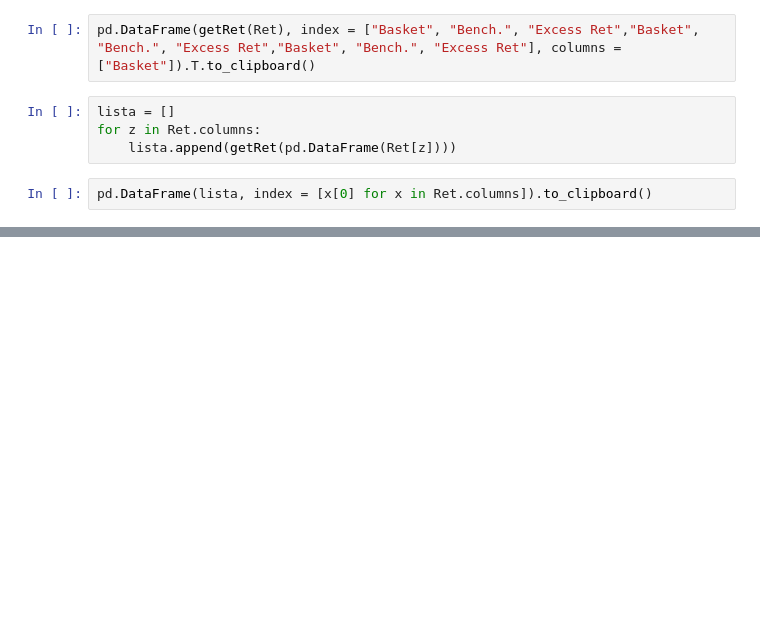
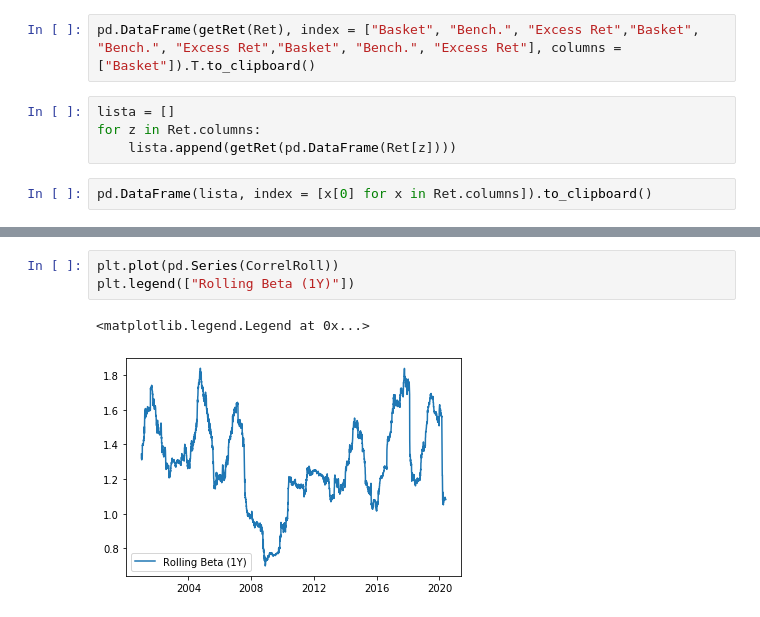
Before and after one commit to KelianF/Strategies, a Jupyter notebook: Fundamental/COVID-19/Value for Crisis.ipynb, the cells around one changed output, grey strips where cells are left out. Saved outputs shown, nothing was run; the diff lists cells and outputs as text; blank space fills up the shorter version.

```diff
--- a/Fundamental/COVID-19/Value for Crisis.ipynb
+++ b/Fundamental/COVID-19/Value for Crisis.ipynb
@@ -1049,0 +1055,6 @@ plt.legend(["Rolling Beta (3Y)"])
+# %%
+plt.plot(pd.Series(CorrelRoll))
+plt.legend(["Rolling Beta (1Y)"])
+# %% [output]
+<matplotlib.legend.Legend at 0x...>
+[figure, added]
```
Also changed, not shown: parts of 4 cells of this notebook, 1 other file.
